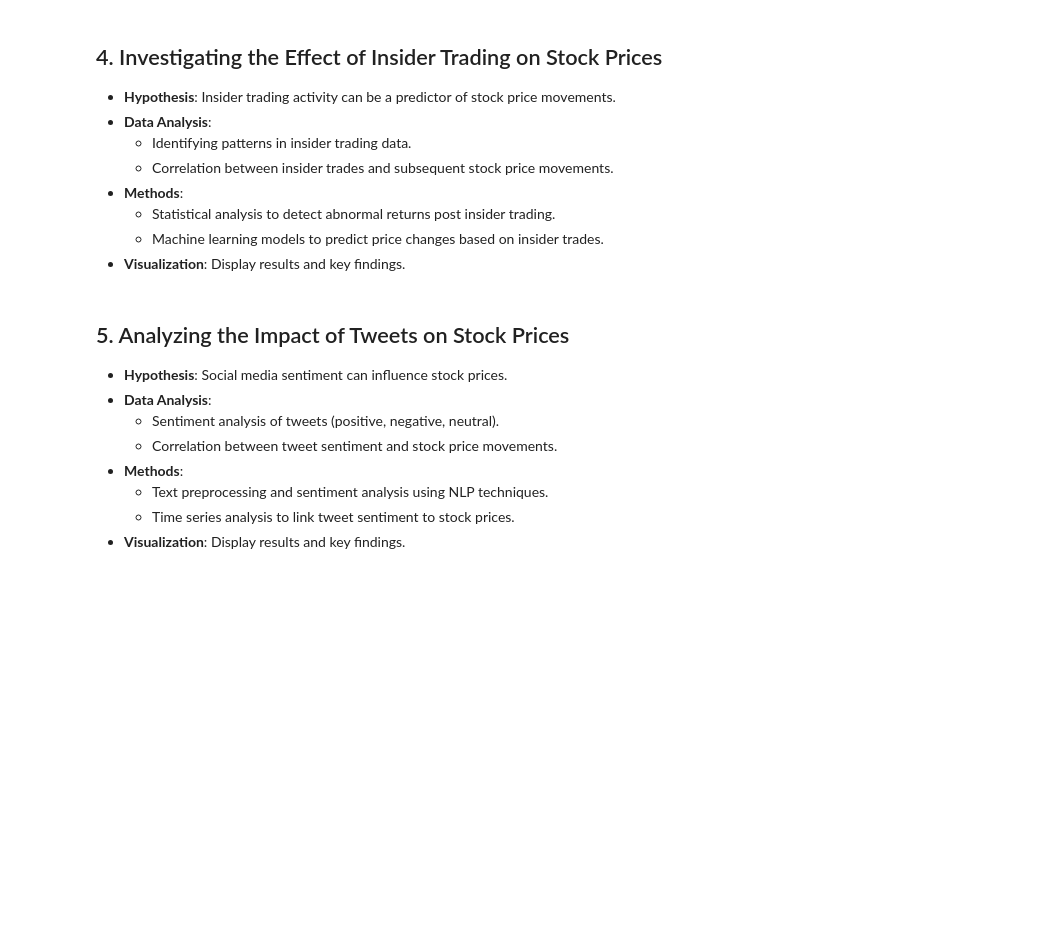
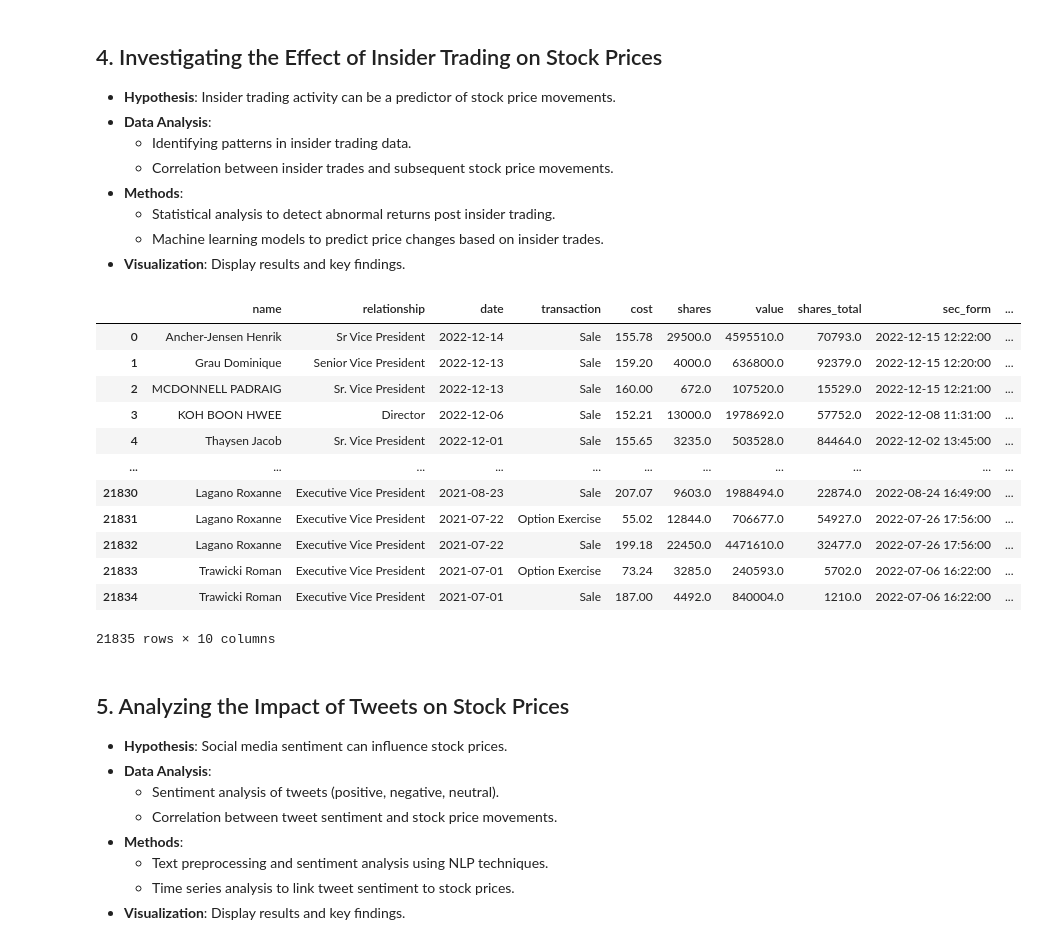
Before and after one commit to thunder913/Data-Science, a Jupyter notebook: stock_analysis.ipynb, the cells around one changed output. Drawn from its saved outputs; the diff is of its cells as text; code cells hidden in the pictures; blank space fills up the shorter version.

```diff
--- a/stock_analysis.ipynb
+++ b/stock_analysis.ipynb
@@ -686,6 +699,22 @@ TODO write something about above and clean up code
   - Statistical analysis to detect abnormal returns post insider trading.
   - Machine learning models to predict price changes based on insider trades.
 - **Visualization**: Display results and key findings.
+# %%
+insider_trading_tidy
+# %% [output]
+|  | name | relationship | date | transaction | cost | shares | value | shares_total | sec_form | ... |
+| 0 | Ancher-Jensen Henrik | Sr Vice President | 2022-12-14 | Sale | 155.78 | 29500.0 | 4595510.0 | 70793.0 | 2022-12-15 12:22:00 | ... |
+| 1 | Grau Dominique | Senior Vice President | 2022-12-13 | Sale | 159.20 | 4000.0 | 636800.0 | 92379.0 | 2022-12-15 12:20:00 | ... |
+| 2 | MCDONNELL PADRAIG | Sr. Vice President | 2022-12-13 | Sale | 160.00 | 672.0 | 107520.0 | 15529.0 | 2022-12-15 12:21:00 | ... |
+| 3 | KOH BOON HWEE | Director | 2022-12-06 | Sale | 152.21 | 13000.0 | 1978692.0 | 57752.0 | 2022-12-08 11:31:00 | ... |
+| 4 | Thaysen Jacob | Sr. Vice President | 2022-12-01 | Sale | 155.65 | 3235.0 | 503528.0 | 84464.0 | 2022-12-02 13:45:00 | ... |
+| ... | ... | ... | ... | ... | ... | ... | ... | ... | ... | ... |
+| 21830 | Lagano Roxanne | Executive Vice President | 2021-08-23 | Sale | 207.07 | 9603.0 | 1988494.0 | 22874.0 | 2022-08-24 16:49:00 | ... |
+| 21831 | Lagano Roxanne | Executive Vice President | 2021-07-22 | Option Exercise | 55.02 | 12844.0 | 706677.0 | 54927.0 | 2022-07-26 17:56:00 | ... |
+| 21832 | Lagano Roxanne | Executive Vice President | 2021-07-22 | Sale | 199.18 | 22450.0 | 4471610.0 | 32477.0 | 2022-07-26 17:56:00 | ... |
+| 21833 | Trawicki Roman | Executive Vice President | 2021-07-01 | Option Exercise | 73.24 | 3285.0 | 240593.0 | 5702.0 | 2022-07-06 16:22:00 | ... |
+| 21834 | Trawicki Roman | Executive Vice President | 2021-07-01 | Sale | 187.00 | 4492.0 | 840004.0 | 1210.0 | 2022-07-06 16:22:00 | ... |
+21835 rows × 10 columns
 # %% [markdown]
 ## 5. Analyzing the Impact of Tweets on Stock Prices
 - **Hypothesis**: Social media sentiment can influence stock prices.
```
Also changed, not shown: parts of 8 cells of this notebook.
